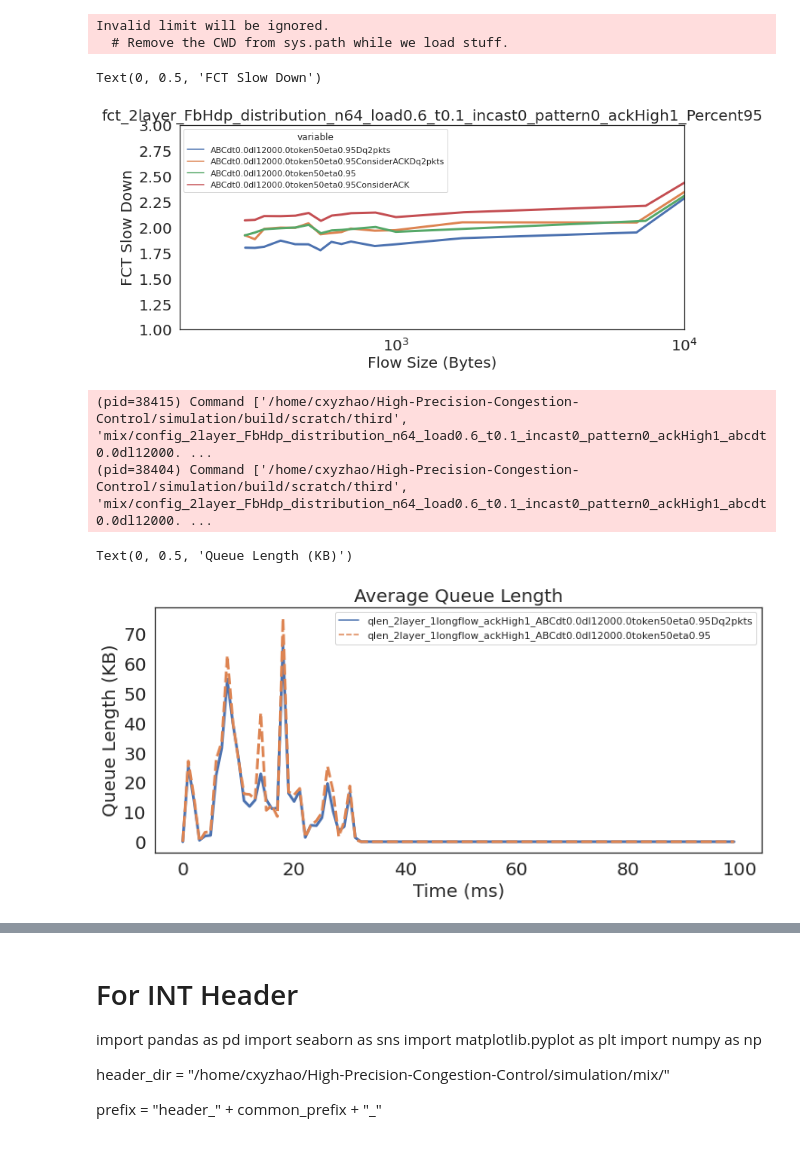
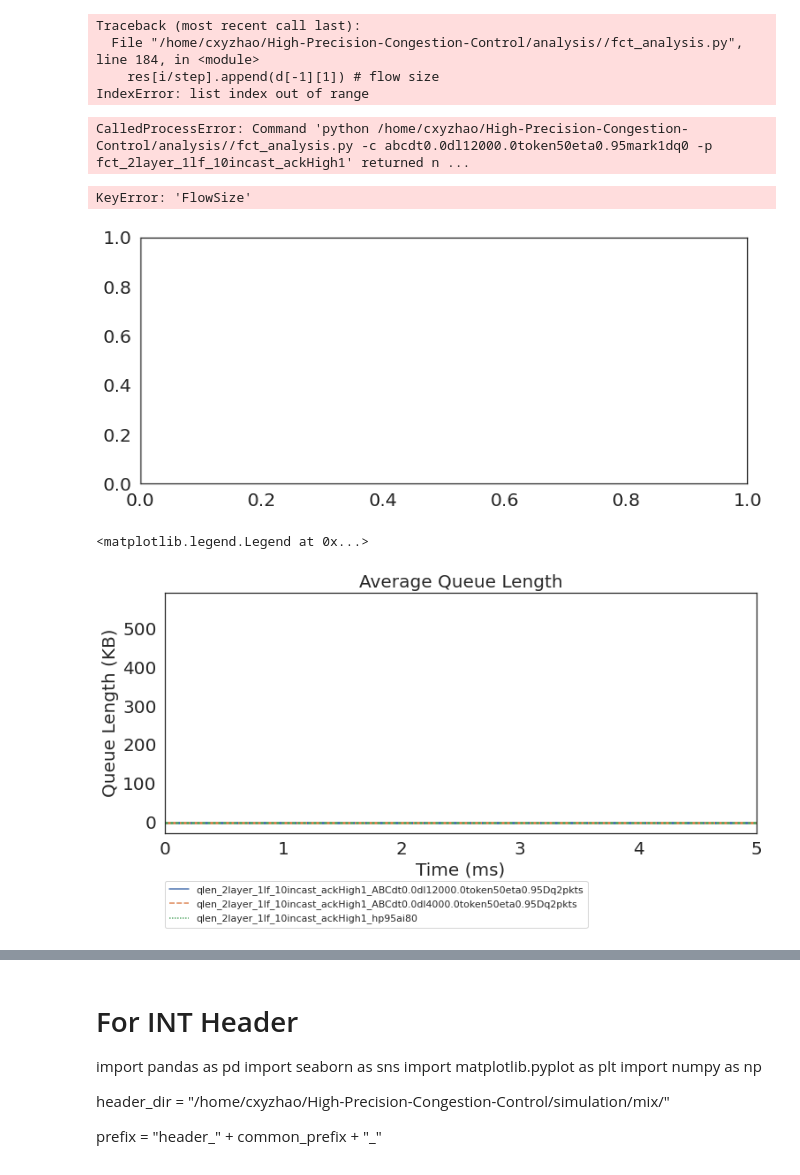
Before and after one commit to cxyzhao/High-Precision-Congestion-Control, a Jupyter notebook: cc_exp_ctrl.ipynb, the cells around one changed output, grey strips where cells are left out. Cells and saved outputs as stored; diff of their text form; code cells hidden in the pictures.

Commit message:
Measuring flow message

```diff
--- a/cc_exp_ctrl.ipynb
+++ b/cc_exp_ctrl.ipynb
@@ -162,9 +167,9 @@ for cc in ["abc"]:
     for abc_eta in [0.95]:
         for abc_token in [50]:
             for abc_delta in [12000]:
-                for abc_dqinterval in [0]:
+                for abc_dqinterval in [1000]:
                     for abc_tokenminbound in [1]:
-                        for abc_markmode in [1, 7]:
+                        for abc_markmode in [1]:
                             cc_config = copy.deepcopy(cc_config_template)
                             cc_config['cc']  = cc
                             cc_config['abc_eta'] = abc_eta
@@ -175,16 +180,17 @@ for cc in ["abc"]:
                             cc_config['abc_markmode'] = abc_markmode
                             cc_config_lst.append(cc_config)
 
-# for cc in ["dctcp", "dcqcn", "timely", "hp"]:
+# for cc in ["hp"]:
 #     cc_config = copy.deepcopy(cc_config_template)
 #     cc_config['cc']  = cc
 #     cc_config_lst.append(cc_config)
 
 
 lst = []
-wkld_lst = [w4_l60]
+#wkld_lst = [w4_l60]
 #wkld_lst = ["1longflow"]
 #wkld_lst = ["singleflow"]
+wkld_lst = ['1lf_10incast']
 for cc_config in cc_config_lst:
     for wkld in wkld_lst:
         f_id = launch.remote(wkld, cc_config)
@@ -277,7 +244,8 @@ name_map = {'abc': 'ABC',
 'mark4': 'WRED_0Kmin',
 'mark5' : 'AvgQLen',
 'mark6': 'TokenInBytes',
-'mark7' : 'ConsiderACK',
+'mark7' : 'ConsiderACK_',
+'mark8' : 'QBuildRate',
 'noTkMin' : 'NoTokenLimit',
 'dq0': 'Dq2pkts'
        }
@@ -295,9 +263,10 @@ def variable_name_translate(df):
 percent = 95
 
 
-common_prefix = "2layer_FbHdp_distribution_n64_load0.6_t0.1_incast0_pattern0_ackHigh1"
+#common_prefix = "2layer_FbHdp_distribution_n64_load0.6_t0.1_incast0_pattern0_ackHigh1"
 #common_prefix = "2layer_1longflow_ackHigh1"
 #common_prefix = "2layer_singleflow_ackHigh1"
+common_prefix = "2layer_1lf_10incast_ackHigh1"
 prefix = "fct_" + common_prefix
 
 
@@ -307,10 +276,12 @@ cc_config_lst = []
 for cc in ["abc"]:
     for abc_eta in [0.95]:
         for abc_token in [50]:
-            for abc_delta in [12000]:
-                for abc_dqinterval in [0, 1000]:
+            for abc_delta in [12000, 4000]:
+                for abc_dqinterval in [0]:
                     for abc_tokenminbound in [1]:
-                        for abc_markmode in [1,  7]:
+                        for abc_markmode in [1]:
+#                             if (abc_dqinterval == 0 and abc_markmode == 1):
+#                                 continue
                             cc_config = copy.deepcopy(cc_config_template)
                             cc_config['cc']  = cc
                             cc_config['abc_eta'] = abc_eta
@@ -338,42 +309,40 @@ for cc in ["abc"]:
 #                             cc_config['abc_markmode'] = abc_markmode
 #                             cc_config_lst.append(cc_config)
 
-# for cc in ["hp"]:
-#     cc_config = copy.deepcopy(cc_config_template)
-#     cc_config['cc']  = cc
-#     cc_config_lst.append(cc_config)
+for cc in ["hp"]:
+    cc_config = copy.deepcopy(cc_config_template)
+    cc_config['cc']  = cc
+    cc_config_lst.append(cc_config)
 
 df_lst = []
 for cc in configlst_to_namelst(cc_config_lst):
     df_lst.append(get_results_df(cc=cc, prefix=prefix, percent=percent))
 
 df = concat_df(df_lst)
+# %% [output]
+Traceback (most recent call last):
+  File "/home/cxyzhao/High-Precision-Congestion-Control/analysis//fct_analysis.py", line 184, in <module>
+    res[i/step].append(d[-1][1]) # flow size
+IndexError: list index out of range
+CalledProcessError: Command 'python /home/cxyzhao/High-Precision-Congestion-Control/analysis//fct_analysis.py -c abcdt0.0dl12000.0token50eta0.95mark1dq0 -p fct_2layer_1lf_10incast_ackHigh1' returned n ...
 # %%
 sns.set(rc={'figure.figsize':(12,5)})
 sns.set_style('white')
 plt.yticks(fontsize=20)
 plt.xticks(fontsize=20)
 data_ = variable_name_translate(pd.melt(df, 'FlowSize'))
 g= sns.lineplot('FlowSize', 'value', hue='variable',
              data=data_ , linewidth = 3)
 g.set_title("{}_Percent{}".format(prefix, percent), fontsize = 20)
 g.set_xscale('log')
 g.set(xlim=(0,10000))
-g.set(ylim=(1, 3))
+g.set(ylim=(1., 2))
 g.set_xlabel("Flow Size (Bytes)", fontsize = 20)
 g.set_ylabel("FCT Slow Down", fontsize = 20)
 # %% [output]
-Invalid limit will be ignored.
-  # Remove the CWD from sys.path while we load stuff.
+KeyError: 'FlowSize'
-Text(0, 0.5, 'FCT Slow Down')
-[figure, old version]
+[figure, new version]
-(pid=38415) Command ['/home/cxyzhao/High-Precision-Congestion-Control/simulation/build/scratch/third', 'mix/config_2layer_FbHdp_distribution_n64_load0.6_t0.1_incast0_pattern0_ackHigh1_abcdt0.0dl12000. ...
-(pid=38404) Command ['/home/cxyzhao/High-Precision-Congestion-Control/simulation/build/scratch/third', 'mix/config_2layer_FbHdp_distribution_n64_load0.6_t0.1_incast0_pattern0_ackHigh1_abcdt0.0dl12000. ...
 # %%
-import pandas as pd
-import seaborn as sns
-import matplotlib.pyplot as plt
-import numpy as np
 def get_avg_qlen(df):
     df = df.fillna(0.0)
     tseries_qlen_avg = []
@@ -392,7 +361,6 @@ def get_avg_qlen(df):
 
 qlen_dir = "/home/cxyzhao/High-Precision-Congestion-Control/simulation/mix/"
 
-
 prefix = "qlen_" + common_prefix + "_"
 qlen_name_lst = []
 for cc in configlst_to_namelst(cc_config_lst):
@@ -407,6 +375,8 @@ for qlen_name in qlen_name_lst:
     with open(qlen_file) as f:
         lines =f.readlines()
         for line in lines:
+            if line.find("2002000000") != -1:
+                break
             if line.find("time") != -1:
                 continue
             else:
@@ -436,9 +406,10 @@ g= sns.lineplot(data=df, linewidth=3)
 
 g.set_title("Average Queue Length", fontsize = 20)
 g.set_xlabel("Time (ms)", fontsize = 20)
+g.set(xlim=(0, 5))
 g.set_ylabel("Queue Length (KB)", fontsize = 20)
-# plt.legend(bbox_to_anchor=(1.05, 1), loc=2, borderaxespad=0.)
+plt.legend(bbox_to_anchor=(0, -0.2), loc=2, borderaxespad=0.)
 # plt.legend([],[], frameon=False)
 # %% [output]
-Text(0, 0.5, 'Queue Length (KB)')
+<matplotlib.legend.Legend at 0x...>
-[figure, old version]
+[figure, new version]
```
Also changed, not shown: parts of 8 cells of this notebook, 7 other files.
